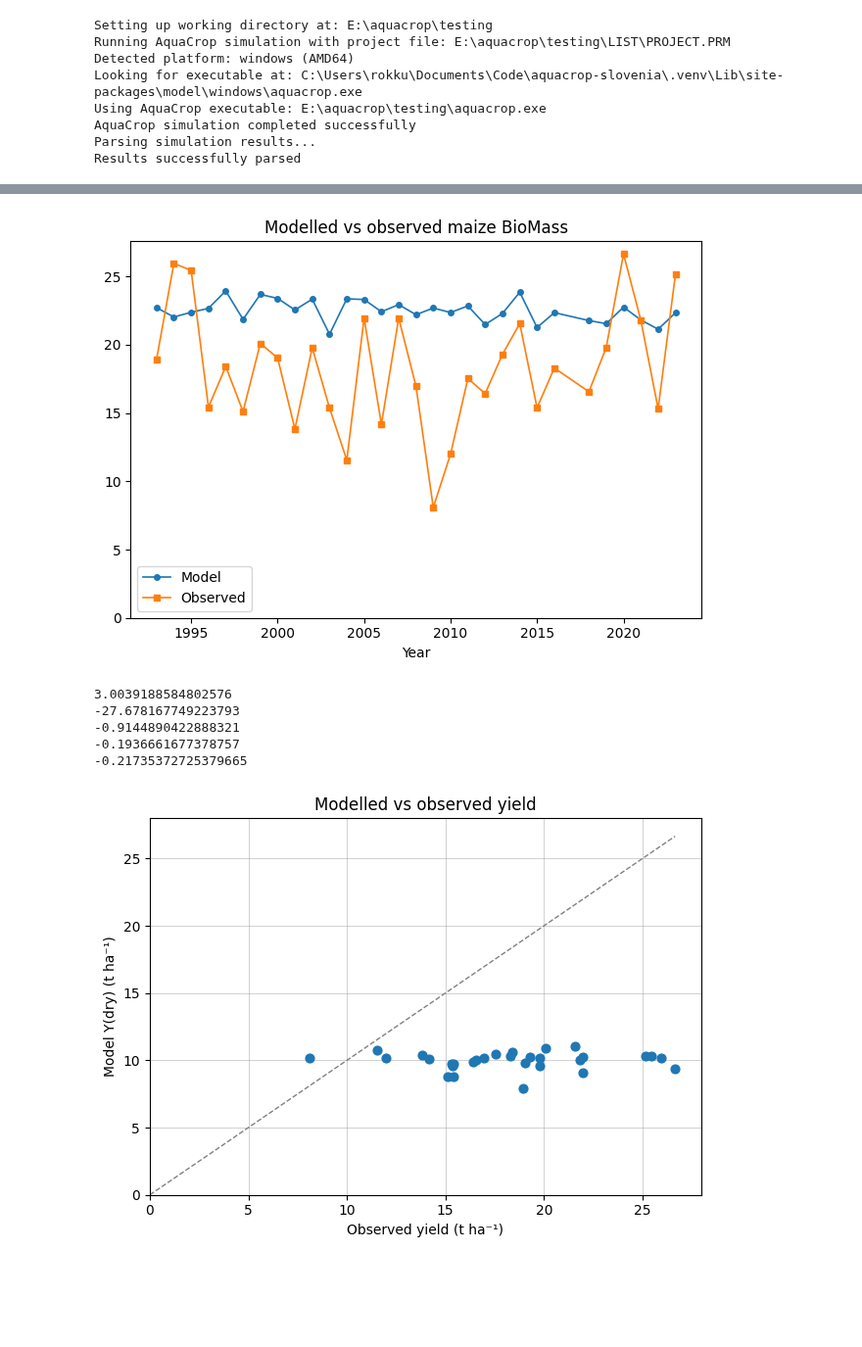
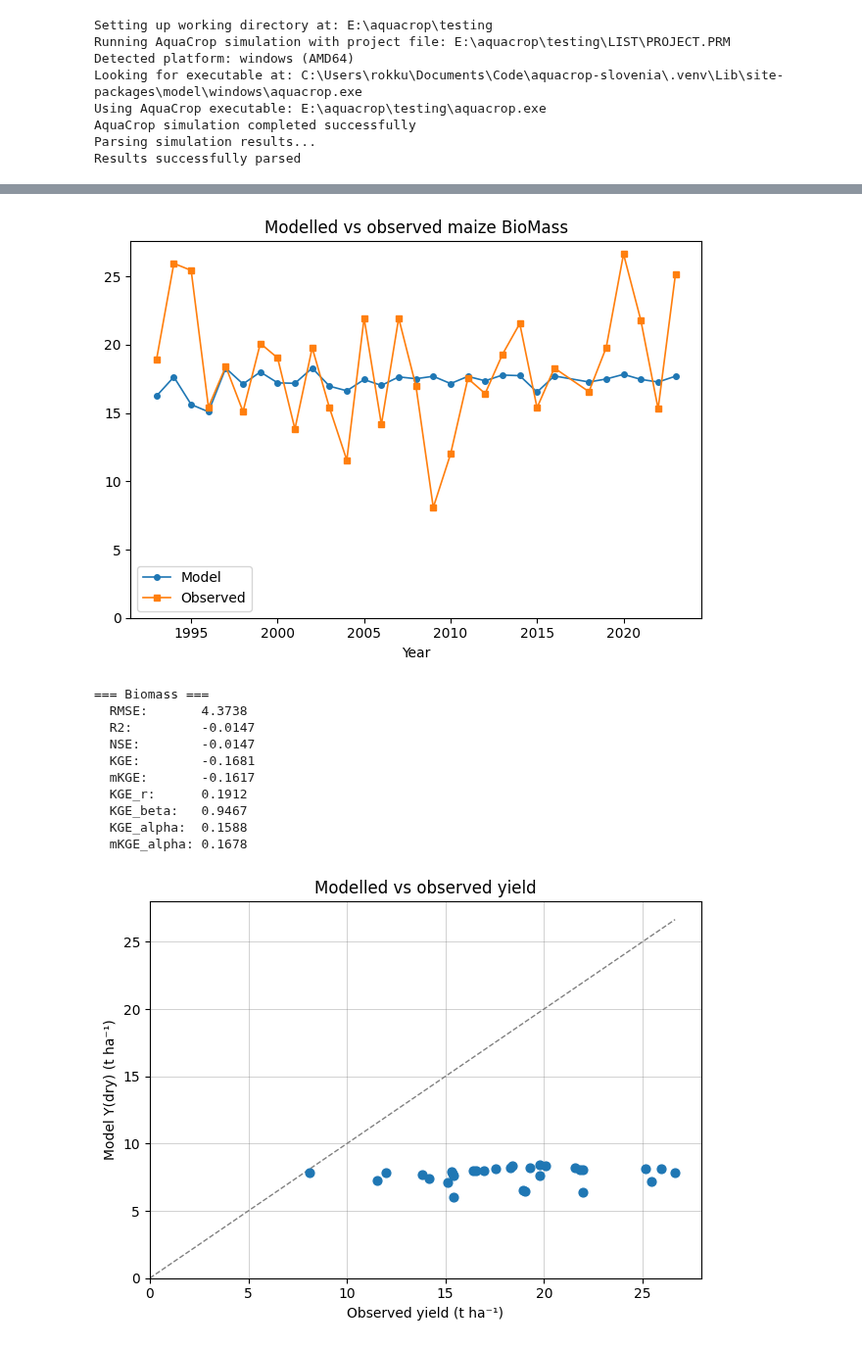
Before and after one commit to rokuk/aquacrop-slovenia, a Jupyter notebook: notebooks/exploration/Running Jablje.ipynb, the cells around one changed output, grey strips where cells are left out. Shown at 98% size. Cells and saved outputs as stored; diff of their text form; code cells hidden in the pictures; blank space fills up the shorter version.

Commit message:
change end date to 31. december

```diff
--- a/notebooks/exploration/Running Jablje.ipynb
+++ b/notebooks/exploration/Running Jablje.ipynb
@@ -29,7 +29,7 @@ We exclude 2017 since we dont have ET data for most of the year
 simulation_periods = [
     {
         "start_date": date(year, 1, 1),
-        "end_date": date(year, 10, 10),
+        "end_date": date(year, 12, 31),
         "planting_date": date(year, 5, 3),
         "is_seeding_year": True,
     }
@@ -141,22 +142,22 @@ plot_yield_timeseries_residuals(seasonal_results, get_yield_for_comparison(LOCAT
 # %%
 plot_yield_timeseries_comparison(seasonal_results, get_yield_for_comparison(LOCATION, "biomass", "A", "N3"), "BioMass")
 # %% [output]
-[figure, old version]
+[figure, new version]
 # %%
 plot_yield_scatter(seasonal_results, get_yield(LOCATION, "biomass", "A", "N3"))
-print(root_mean_squared_error(results["season"][["Year1", "BioMass"]],
-                              get_yield_for_comparison(LOCATION, "biomass", "A", "N3")))
-print(r2_score(results["season"][["Year1", "BioMass"]], get_yield_for_comparison(LOCATION, "biomass", "A", "N3")))
-print(nse(results["season"]["BioMass"].values, get_yield_for_comparison(LOCATION, "biomass", "A", "N3")["yield"].values))
-print(kge(results["season"]["BioMass"].values, get_yield_for_comparison(LOCATION, "biomass", "A", "N3")["yield"].values))
-print(mkge(results["season"]["BioMass"].values, get_yield_for_comparison(LOCATION, "biomass", "A", "N3")["yield"].values))
+print_metrics(seasonal_results, get_yield_for_comparison(LOCATION, "biomass", "A", "N3"), "BioMass", "Biomass")
 # %% [output]
-3.0039188584802576
--27.678167749223793
--0.9144890422888321
--0.1936661677378757
--0.21735372725379665
+=== Biomass ===
+  RMSE:       4.3738
+  R2:         -0.0147
+  NSE:        -0.0147
+  KGE:        -0.1681
+  mKGE:       -0.1617
+  KGE_r:      0.1912
+  KGE_beta:   0.9467
+  KGE_alpha:  0.1588
+  mKGE_alpha: 0.1678
-[figure, old version]
+[figure, new version]
 # %%
 plot_yield_timeseries_comparison(seasonal_results, get_yield_for_comparison(LOCATION, "hi", "A", "N3"), "HI")
 # %% [output]
```
Also changed, not shown: parts of 16 cells of this notebook, 18 other files.
